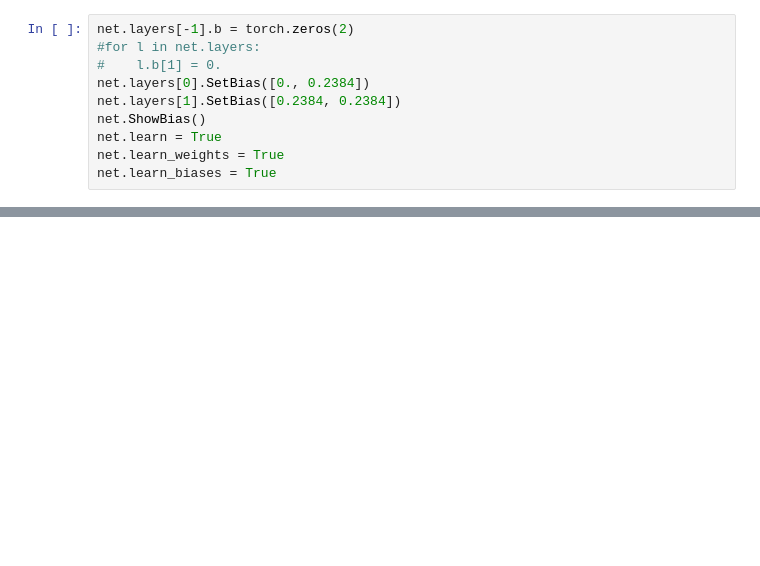
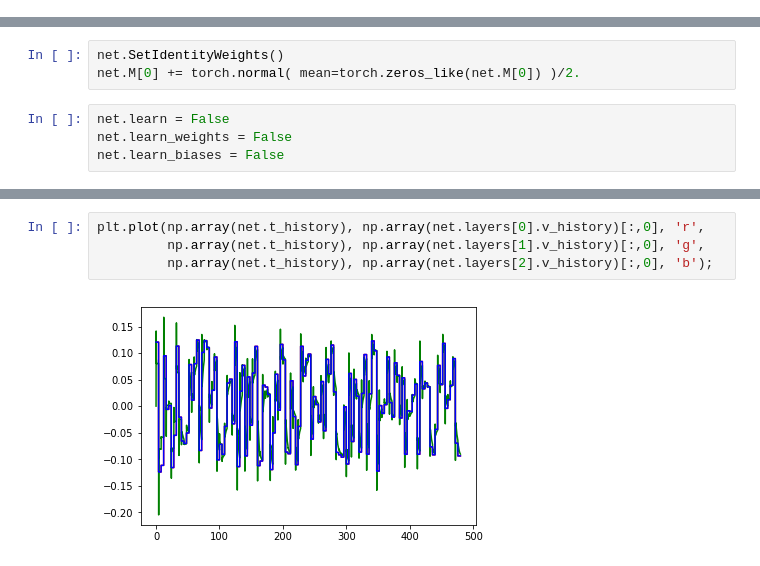
Before and after one commit to jorchard/peBogacz, a Jupyter notebook: python/runme1.ipynb, the cells around one changed output, grey strips where cells are left out. Saved outputs shown, nothing was run; the diff lists cells and outputs as text; blank space fills up the shorter version.

Commit message:
Learns identity, slowly

```diff
--- a/python/runme1.ipynb
+++ b/python/runme1.ipynb
@@ -29,10 +26,0 @@ net.SetExpectation([1., 1])
-# %%
-net.layers[-1].b = torch.zeros(2)
-#for l in net.layers:
-#    l.b[1] = 0.
-net.layers[0].SetBias([0., 0.2384])
-net.layers[1].SetBias([0.2384, 0.2384])
-net.ShowBias()
-net.learn = True
-net.learn_weights = True
-net.learn_biases = True
@@ -47,0 +27,7 @@ tt = np.arange(0, T, dt)
+# %%
+net.SetIdentityWeights()
+net.M[0] += torch.normal( mean=torch.zeros_like(net.M[0]) )/2.
+# %%
+net.learn = False
+net.learn_weights = False
+net.learn_biases = False
@@ -92,0 +111,6 @@ net.ShowWeights()
+# %%
+plt.plot(np.array(net.t_history), np.array(net.layers[0].v_history)[:,0], 'r',
+         np.array(net.t_history), np.array(net.layers[1].v_history)[:,0], 'g',
+         np.array(net.t_history), np.array(net.layers[2].v_history)[:,0], 'b');
+# %% [output]
+[figure, added]
```
Also changed, not shown: parts of 23 cells of this notebook, 2 other files.
